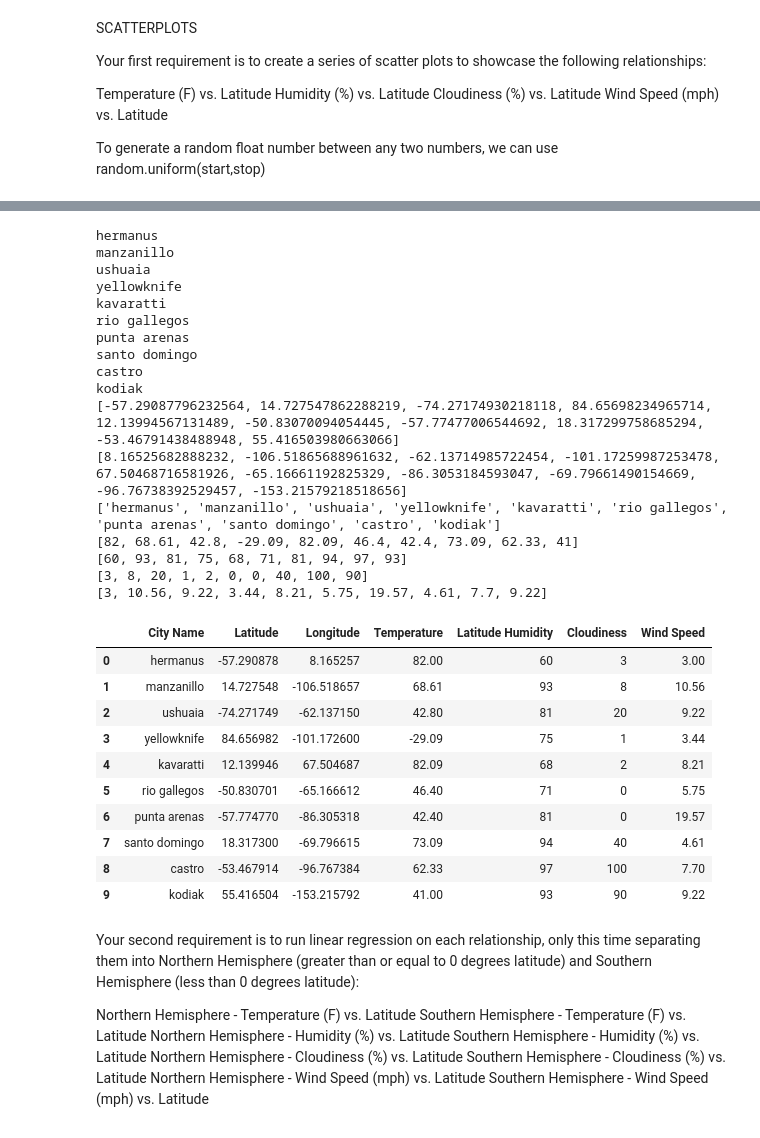
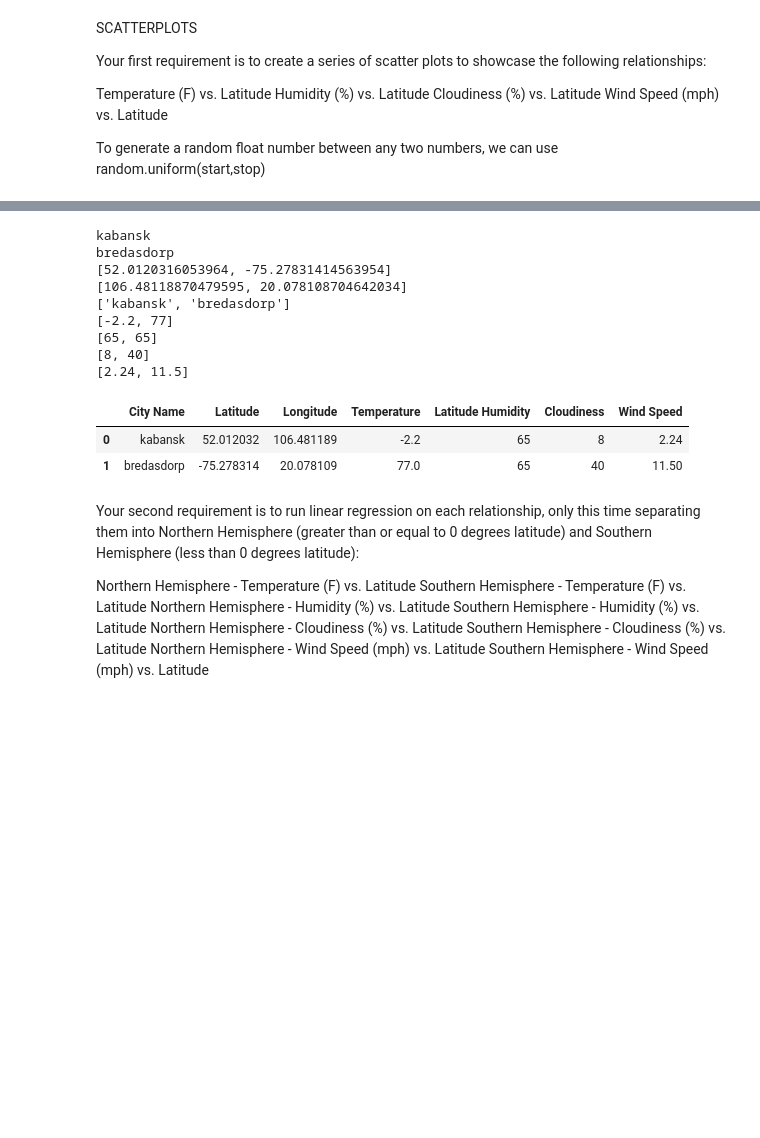
Before and after one commit to annabelcheong/python-api-challenge, a Jupyter notebook: WeatherPy/WeatherPy.ipynb, the cells around one changed output, grey strips where cells are left out. Cells and saved outputs as stored; diff of their text form; code cells hidden in the pictures; blank space fills up the shorter version.

Commit message:
plotted first scatter plot Temp vs Lat using loop for 2 cities

```diff
--- a/WeatherPy/WeatherPy.ipynb
+++ b/WeatherPy/WeatherPy.ipynb
@@ -63,9 +65,6 @@ print(weather["coord"]["lon"],deg,"longitude")
 base_url="http://api.openweathermap.org/data/2.5/weather?"
 
 #######################
-
-# # Get latitude and temperature for cities
-# cities = ["Paris", "London", "Oslo", "Beijing", "Mumbai", "Manila", "New York", "Seattle", "Dallas", "Taipei"]
 
 #Set up empty lists (for filling in in the for loop). Avoid using variables with same names as in API
  # Latitude, Longitude, Temperature(F), Latitude Humidity, Cloudiness, Windspeed
@@ -77,7 +76,7 @@ lat_hum_list=[] #Latitude Humidity
 cloud_list=[] #Cloudiness
 winds_list=[] #windspeed
 
-for x in range(10):
+for x in range(2):
     #Random pick of latitude between -90 and 90 deg
     #Save latitudes into list "lat_list"
     latitude=random.uniform(-90,90)
@@ -118,60 +117,44 @@ for x in range(10):
     # deg="\xb0" #degree sign
     # city="London"
     # units="imperial"
     # url=f"http://api.openweathermap.org/data/2.5/weather?q={city}&appid={weather_api_key}&units={units}"
     # ######Define variable "weather" and read the json file
     # weather=requests.get(url).json()
 
 print(lat_list)
 print(long_list)
 print(city_list)
 print(temp_list)
 print(lat_hum_list)
 print(cloud_list)
 print(winds_list)
 
 #Create a dataframe from the lists created
 weather_dict={
     "City Name":city_list,
     "Latitude":lat_list,
     "Longitude":long_list,
     "Temperature": temp_list,
     "Latitude Humidity": lat_hum_list,
     "Cloudiness": cloud_list,
     "Wind Speed": winds_list
     }
 
 weather_data = pd.DataFrame(weather_dict)
 weather_data
 # %% [output]
-hermanus
-manzanillo
-ushuaia
-yellowknife
-kavaratti
-rio gallegos
-punta arenas
-santo domingo
-castro
-kodiak
-[-57.29087796232564, 14.727547862288219, -74.27174930218118, 84.65698234965714, 12.13994567131489, -50.83070094054445, -57.77477006544692, 18.317299758685294, -53.46791438488948, 55.416503980663066]
-[8.16525682888232, -106.51865688961632, -62.13714985722454, -101.17259987253478, 67.50468716581926, -65.16661192825329, -86.3053184593047, -69.79661490154669, -96.76738392529457, -153.21579218518656]
-['hermanus', 'manzanillo', 'ushuaia', 'yellowknife', 'kavaratti', 'rio gallegos', 'punta arenas', 'santo domingo', 'castro', 'kodiak']
-[82, 68.61, 42.8, -29.09, 82.09, 46.4, 42.4, 73.09, 62.33, 41]
-[60, 93, 81, 75, 68, 71, 81, 94, 97, 93]
-[3, 8, 20, 1, 2, 0, 0, 40, 100, 90]
-[3, 10.56, 9.22, 3.44, 8.21, 5.75, 19.57, 4.61, 7.7, 9.22]
+kabansk
+bredasdorp
+[52.0120316053964, -75.27831414563954]
+[106.48118870479595, 20.078108704642034]
+['kabansk', 'bredasdorp']
+[-2.2, 77]
+[65, 65]
+[8, 40]
+[2.24, 11.5]
 |  | City Name | Latitude | Longitude | Temperature | Latitude Humidity | Cloudiness | Wind Speed |
-| 0 | hermanus | -57.290878 | 8.165257 | 82.00 | 60 | 3 | 3.00 |
-| 1 | manzanillo | 14.727548 | -106.518657 | 68.61 | 93 | 8 | 10.56 |
-| 2 | ushuaia | -74.271749 | -62.137150 | 42.80 | 81 | 20 | 9.22 |
-| 3 | yellowknife | 84.656982 | -101.172600 | -29.09 | 75 | 1 | 3.44 |
-| 4 | kavaratti | 12.139946 | 67.504687 | 82.09 | 68 | 2 | 8.21 |
-| 5 | rio gallegos | -50.830701 | -65.166612 | 46.40 | 71 | 0 | 5.75 |
-| 6 | punta arenas | -57.774770 | -86.305318 | 42.40 | 81 | 0 | 19.57 |
-| 7 | santo domingo | 18.317300 | -69.796615 | 73.09 | 94 | 40 | 4.61 |
-| 8 | castro | -53.467914 | -96.767384 | 62.33 | 97 | 100 | 7.70 |
-| 9 | kodiak | 55.416504 | -153.215792 | 41.00 | 93 | 90 | 9.22 |
+| 0 | kabansk | 52.012032 | 106.481189 | -2.2 | 65 | 8 | 2.24 |
+| 1 | bredasdorp | -75.278314 | 20.078109 | 77.0 | 65 | 40 | 11.50 |
 # %% [markdown]
 Your second requirement is to run linear regression on each relationship, only this time separating them into Northern Hemisphere (greater than or equal to 0 degrees latitude) and Southern Hemisphere (less than 0 degrees latitude):
 
```
Also changed, not shown: parts of 6 cells of this notebook.
